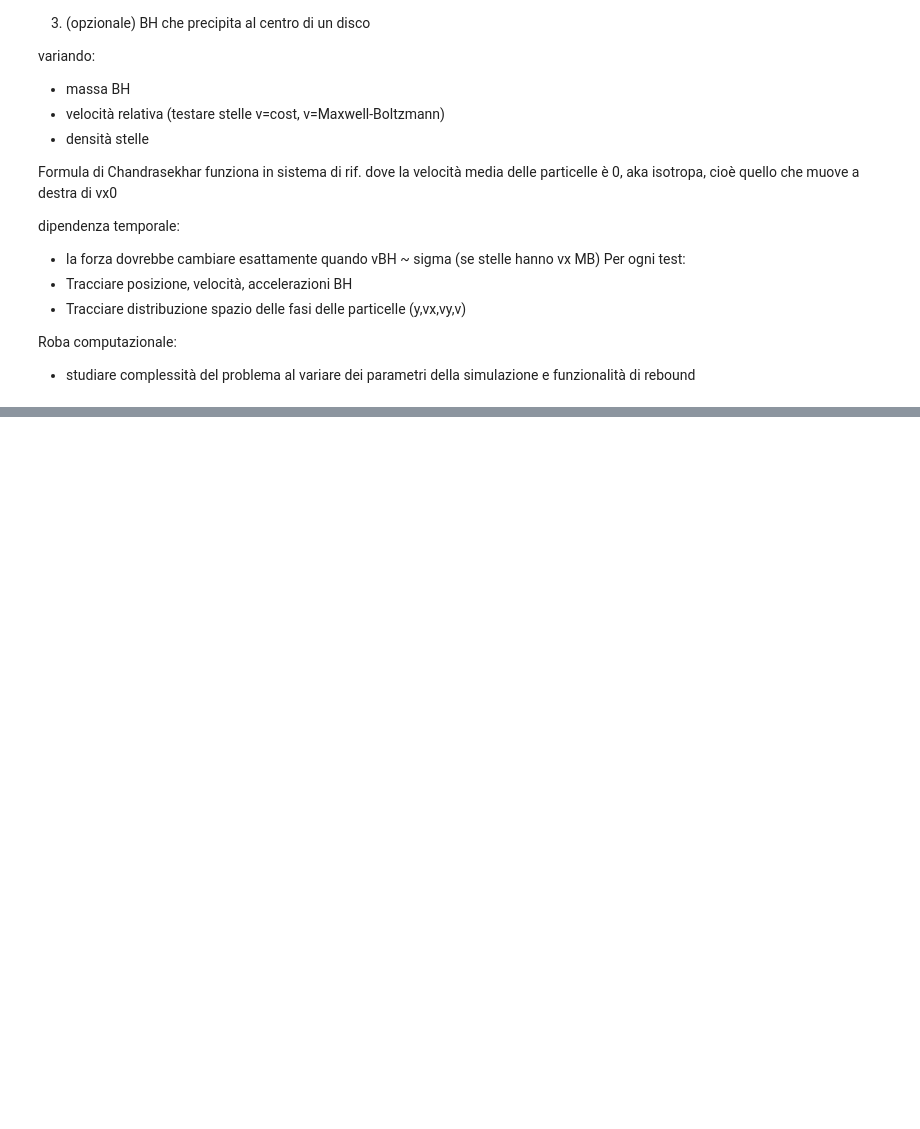
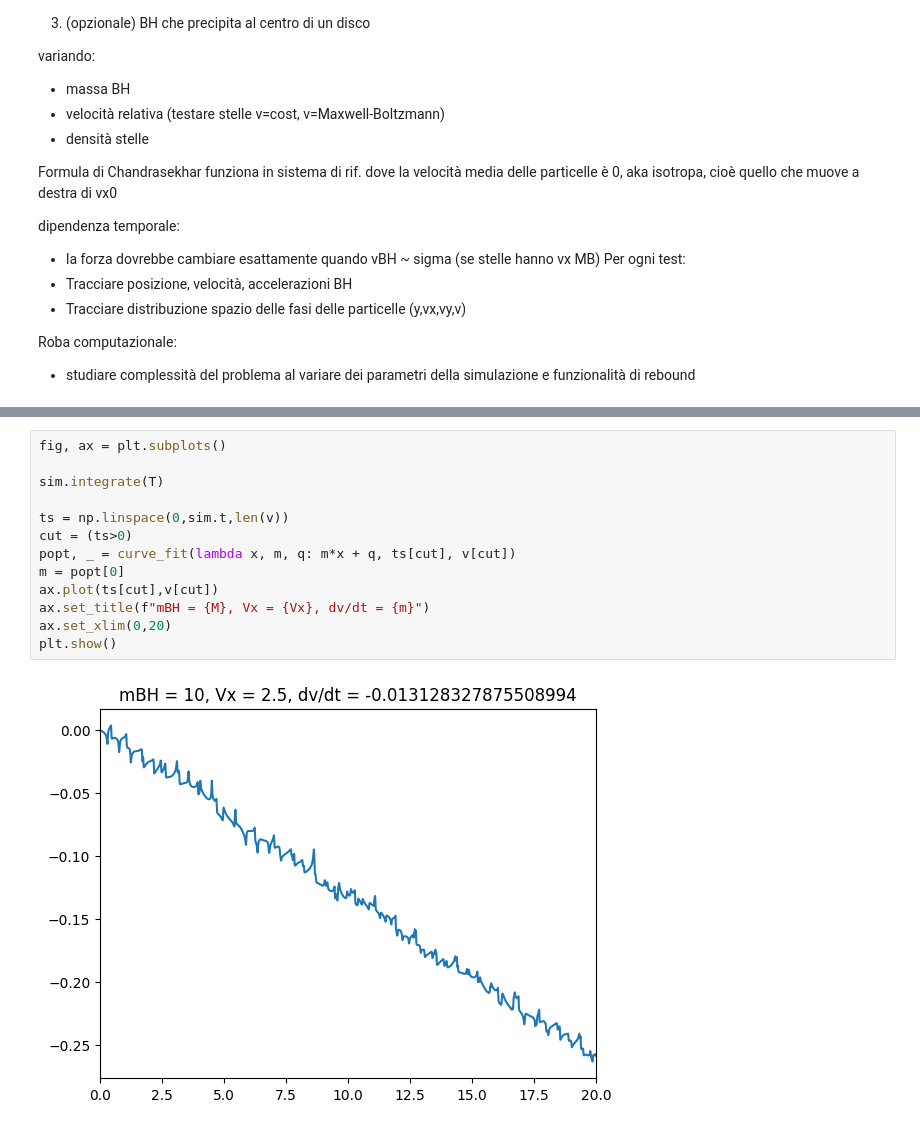
Before and after one commit to danivolo/rebbound, a Jupyter notebook: test-daniele.ipynb, the cells around one changed output, grey strips where cells are left out. Cells and saved outputs as stored; diff of their text form; blank space fills up the shorter version.

```diff
--- a/test-daniele.ipynb
+++ b/test-daniele.ipynb
@@ -119,0 +243,15 @@ Roba computazionale:
+# %%
+fig, ax = plt.subplots()
+
+sim.integrate(T)
+
+ts = np.linspace(0,sim.t,len(v))
+cut = (ts>0)
+popt, _ = curve_fit(lambda x, m, q: m*x + q, ts[cut], v[cut])
+m = popt[0]
+ax.plot(ts[cut],v[cut])
+ax.set_title(f"mBH = {M}, Vx = {Vx}, dv/dt = {m}")
+ax.set_xlim(0,20)
+plt.show()
+# %% [output]
+[figure, added]
```
Also changed, not shown: parts of 8 cells of this notebook, 1 other file.
